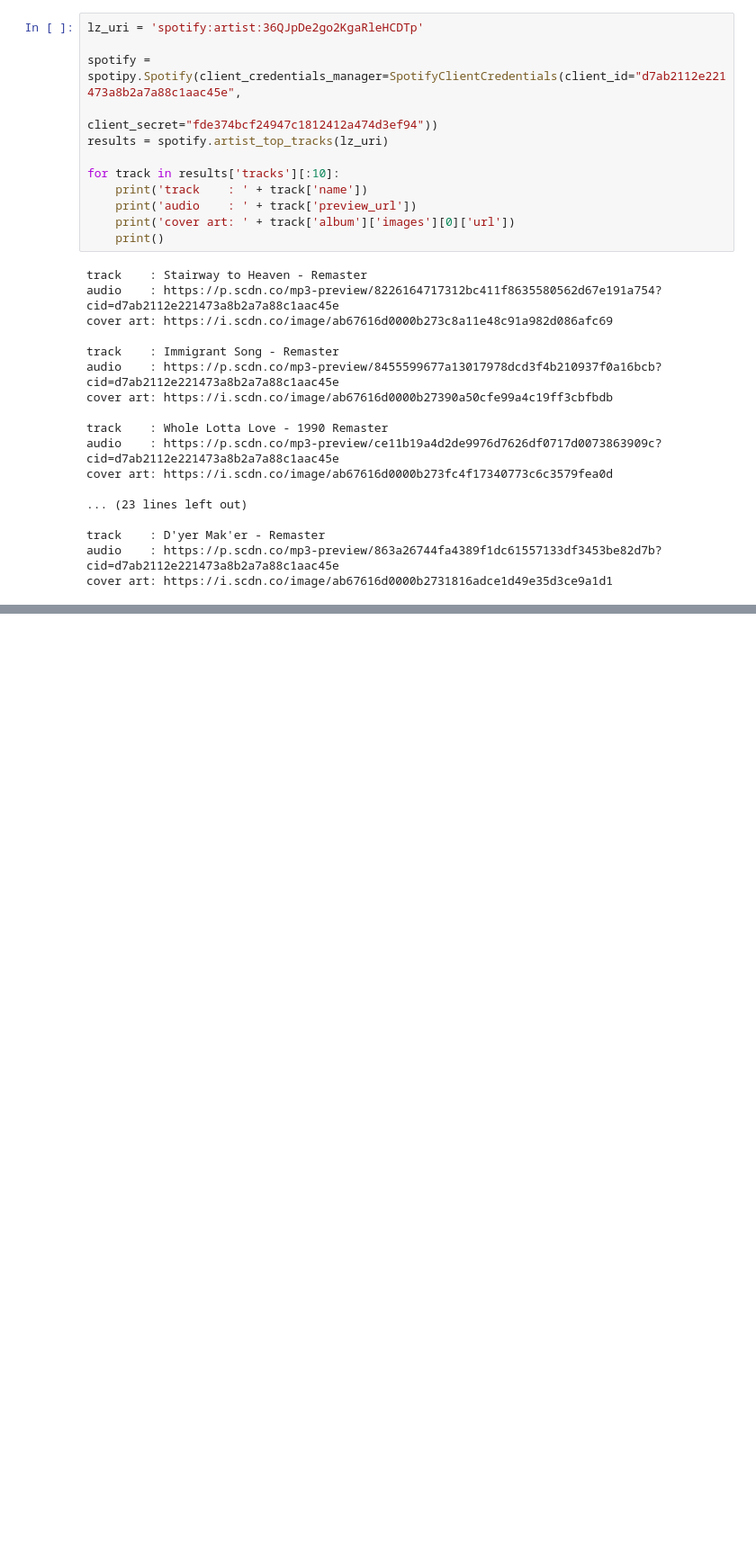
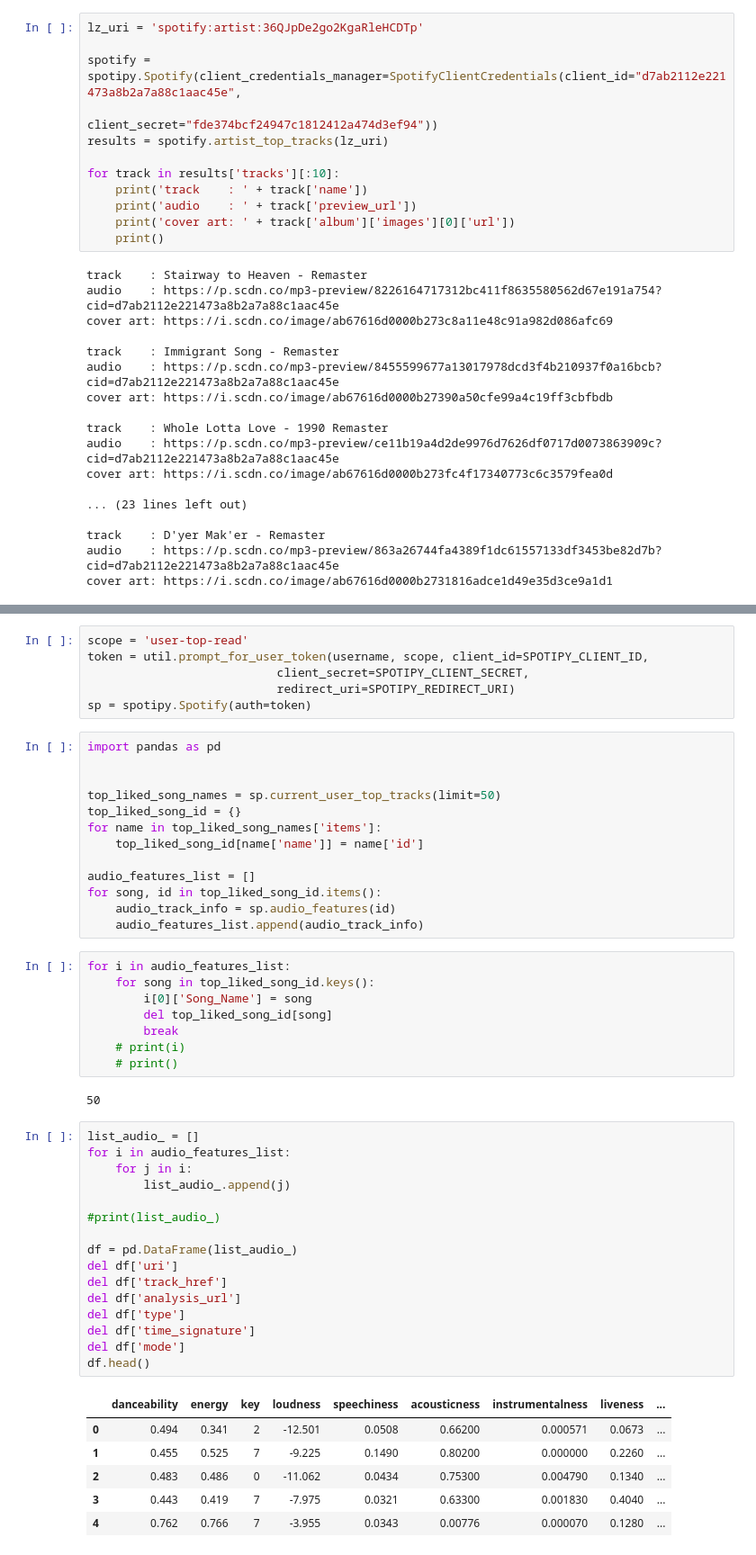
Before and after one commit to ConnorCallahan01/CSCI182, a Jupyter notebook: FinalProject/FinalProject.ipynb, the cells around one changed output, grey strips where cells are left out. Shown: that part at 90% size. Saved outputs shown, nothing was run; the diff lists cells and outputs as text; blank space fills up the shorter version.

```diff
--- a/FinalProject/FinalProject.ipynb
+++ b/FinalProject/FinalProject.ipynb
@@ -140,0 +101,52 @@ Rivers and Roads - The Head And The Heart
+# %%
+scope = 'user-top-read'
+token = util.prompt_for_user_token(username, scope, client_id=SPOTIPY_CLIENT_ID,
+                           client_secret=SPOTIPY_CLIENT_SECRET,
+                           redirect_uri=SPOTIPY_REDIRECT_URI)
+sp = spotipy.Spotify(auth=token)
+# %%
+import pandas as pd
+
+
+top_liked_song_names = sp.current_user_top_tracks(limit=50)
+top_liked_song_id = {}
+for name in top_liked_song_names['items']:
+    top_liked_song_id[name['name']] = name['id']
+
+audio_features_list = []
+for song, id in top_liked_song_id.items():
+    audio_track_info = sp.audio_features(id)
+    audio_features_list.append(audio_track_info)
+# %%
+for i in audio_features_list:
+    for song in top_liked_song_id.keys():
+        i[0]['Song_Name'] = song
+        del top_liked_song_id[song]
+        break
+    # print(i)
+    # print()
+# %% [output]
+50
+# %%
+list_audio_ = []
+for i in audio_features_list:
+    for j in i:
+        list_audio_.append(j)
+
+#print(list_audio_)
+
+df = pd.DataFrame(list_audio_)
+del df['uri']
+del df['track_href']
+del df['analysis_url']
+del df['type']
+del df['time_signature']
+del df['mode']
+df.head()
+# %% [output]
+|  | danceability | energy | key | loudness | speechiness | acousticness | instrumentalness | liveness | ... |
+| 0 | 0.494 | 0.341 | 2 | -12.501 | 0.0508 | 0.66200 | 0.000571 | 0.0673 | ... |
+| 1 | 0.455 | 0.525 | 7 | -9.225 | 0.1490 | 0.80200 | 0.000000 | 0.2260 | ... |
+| 2 | 0.483 | 0.486 | 0 | -11.062 | 0.0434 | 0.75300 | 0.004790 | 0.1340 | ... |
+| 3 | 0.443 | 0.419 | 7 | -7.975 | 0.0321 | 0.63300 | 0.001830 | 0.4040 | ... |
+| 4 | 0.762 | 0.766 | 7 | -3.955 | 0.0343 | 0.00776 | 0.000070 | 0.1280 | ... |
```
Also changed, not shown: parts of 4 cells of this notebook, 4 other files.
